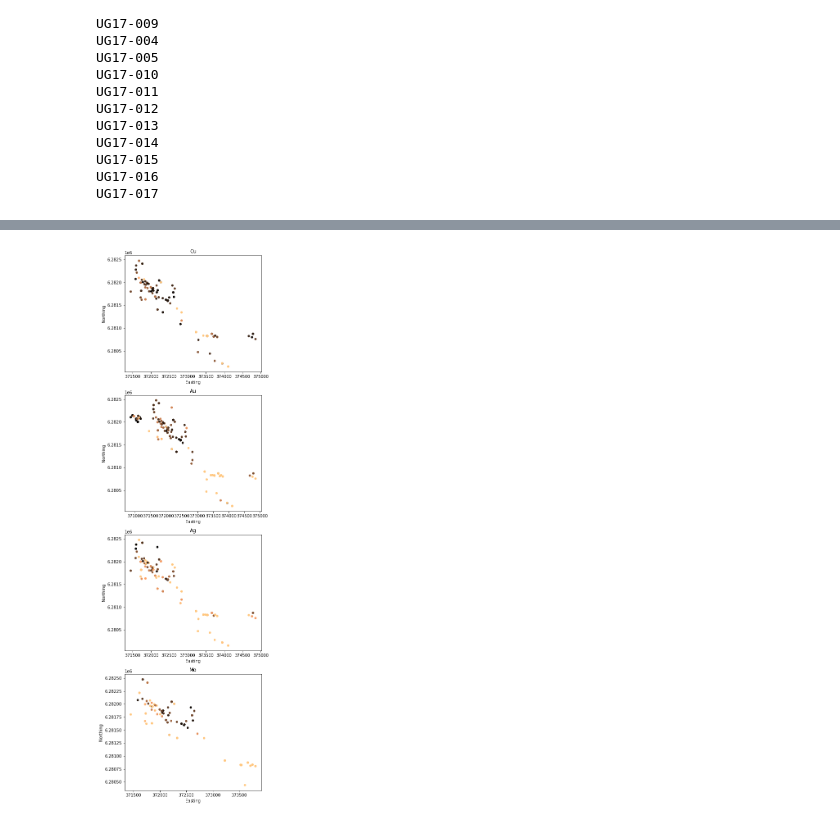
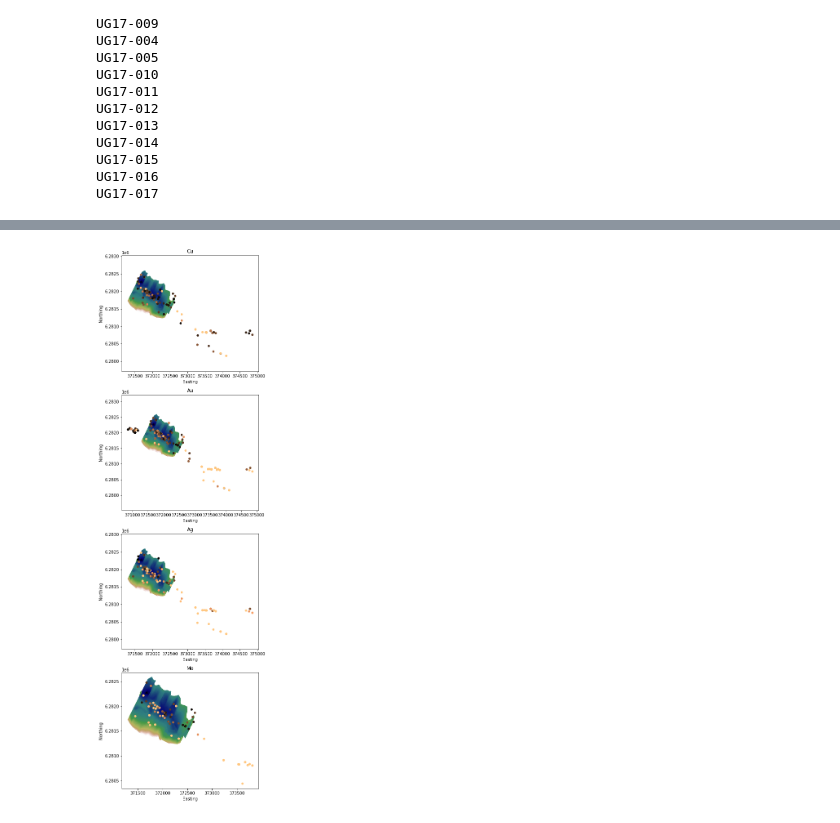
Before and after one commit to jouytrew/bronson_slope, a Jupyter notebook: bronson_slope_jupyter.ipynb, the cells around one changed output, grey strips where cells are left out. Cells and saved outputs as stored; diff of their text form; code cells hidden in the pictures.

```diff
--- a/bronson_slope_jupyter.ipynb
+++ b/bronson_slope_jupyter.ipynb
@@ -225,13 +176,13 @@ resources = {
 # currently creating a dictionary with the DataFrame queries, but we can create an object instead
 drillholes = {}
 for hole_id in hole_ids:
-    dh = drillholes[hole_id] = DrillHole(hole_id)
+    dh = drillholes[hole_id] = Grouping(hole_id)
     df = assay.query("HOLEID == @hole_id")
     weights = list(np.subtract(df.SAMPTO, df.SAMPFROM))
 
     for resource_id, column_id in resources.items():
         grades = df[column_id].to_list()
-        dh.calculate_metal_heterogeneity(resource_id, weights, grades)
+        dh.calculate_resource_heterogeneity(resource_id, weights, grades)
 
 # Calculate constitutional heterogeneity, and distributional heterogeneity
 # %%
@@ -246,5 +197,5 @@ for resource_id in resources.keys():
     if not os.path.isdir(f"{OUTPUT}/{resource_id}"):
         os.mkdir(f"{OUTPUT}/{resource_id}")
     for dh_id, dh in drillholes.items():
-        dh.metals[resource_id].info.to_csv(f"{OUTPUT}/{resource_id}/{dh_id}.csv")
+        dh.resources[resource_id].info.to_csv(f"{OUTPUT}/{resource_id}/{dh_id}.csv")
 # %%
@@ -268,7 +219,7 @@ for i, resource_id in enumerate(resources.keys()):
 
     for dh_id in drillholes.keys():
         if dh_id not in blacklist:
-            df = drillholes[dh_id].metals[resource_id].info
+            df = drillholes[dh_id].resources[resource_id].info
 
             x = df['cml_weight_pct']
             y = df['cml_grade']
@@ -400,0 +374,10 @@ UG17-017
+# %%
+template_fig, template_ax = plt.subplots(1)
+s = 2
+
+ax = template_ax
+ax.axis('equal')
+ax.scatter(x, y, c=z, cmap='gist_earth', s=s)
+ax.set_title("Block Model Z View")
+ax.set_xlabel("X")
+ax.set_ylabel("Y")
@@ -401,32 +387,37 @@ UG17-017
 # %%
 # fig, ax = plt.subplots()
 fig, axs = plt.subplots(len(resources), figsize=(6, 6 * len(resources)))
 # cmaps = {
 #     'Cu': 'copper',
 #     'Au': 'autumn',
 #     'Ag': 'winter',
 #     'Mo': 'spring'
 # }
 
 for i, resource_id in enumerate(resources.keys()):
     ax = axs[i]
 
+    ax.axis('equal')
+    ax.scatter(x, y, c=z, cmap='gist_earth', s=s)
+    ax.set_title("Block Model Z View")
+    ax.set_xlabel("X")
+    ax.set_ylabel("Y")
+
     data = []
     for index, row in collar.iterrows():
         hole_id = row['HOLEID']
         if hole_id in hole_ids:
-            # print(drillholes[hole_id].metals["Cu"].dist_het)
-            data.append([row['EAST'], row['NORTH'], drillholes[hole_id].metals[resource_id].dist_het])
+            data.append([row['EAST'], row['NORTH'], drillholes[hole_id].resources[resource_id].cons_het])
 
-    df = pd.DataFrame(data, columns=['x', 'y', 'dist_het'])
+    df = pd.DataFrame(data, columns=['x', 'y', 'cons_het'])
     df = df.dropna(axis=0)
-    df['capped_dist_het'] = np.minimum(df.dist_het, 2)
-    ax.scatter(df.x, df.y, s=20, c=df.capped_dist_het, cmap='copper')
+    capped_cons_het = np.minimum(df.cons_het, 2)
+    ax.scatter(df.x, df.y, s=20, c=capped_cons_het, cmap='copper')
 
     ax.set_title(resource_id)
     ax.set_xlabel("Easting")
     ax.set_ylabel("Northing")
 
 fig.show()
 # %% [output]
-[figure, old version]
+[figure, new version]
```
Also changed, not shown: parts of 8 cells of this notebook, 6 other files.
